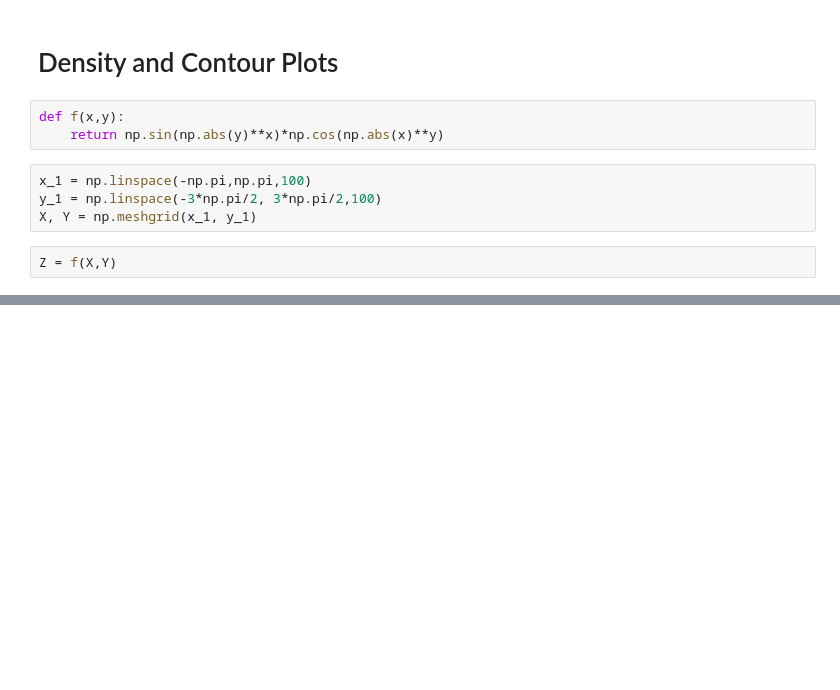
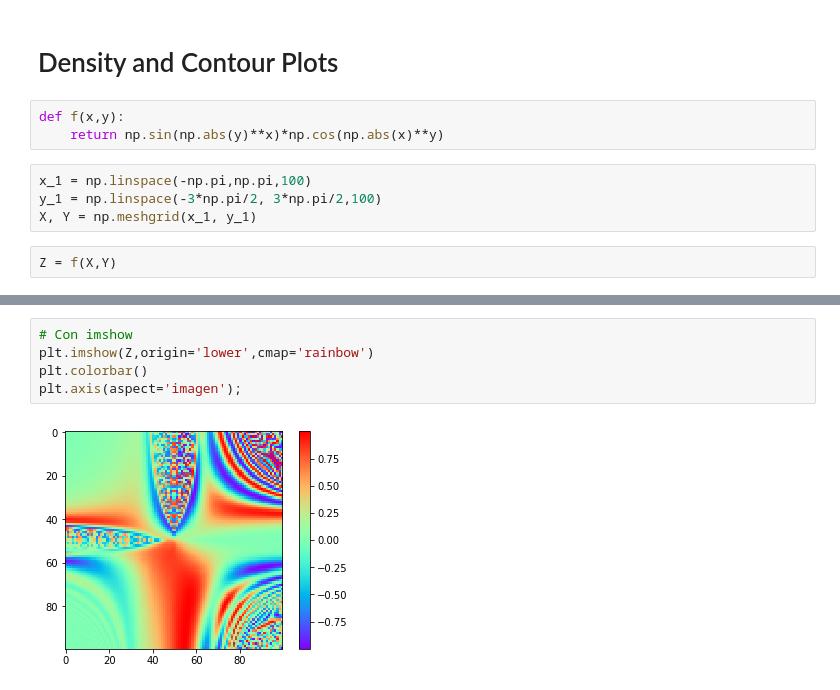
Before and after one commit to DCIDA2019/da2019-Oscar2401, a Jupyter notebook: Semana3/Tareas/Tarea_1.ipynb, the cells around one changed output, grey strips where cells are left out. Cells and saved outputs as stored; diff of their text form; blank space fills up the shorter version.

```diff
--- a/Semana3/Tareas/Tarea_1.ipynb
+++ b/Semana3/Tareas/Tarea_1.ipynb
@@ -164,0 +173,7 @@ plt.colorbar();
+# %%
+# Con imshow
+plt.imshow(Z,origin='lower',cmap='rainbow')
+plt.colorbar()
+plt.axis(aspect='imagen');
+# %% [output]
+[figure, added]
```
Also changed, not shown: parts of 14 cells of this notebook.
